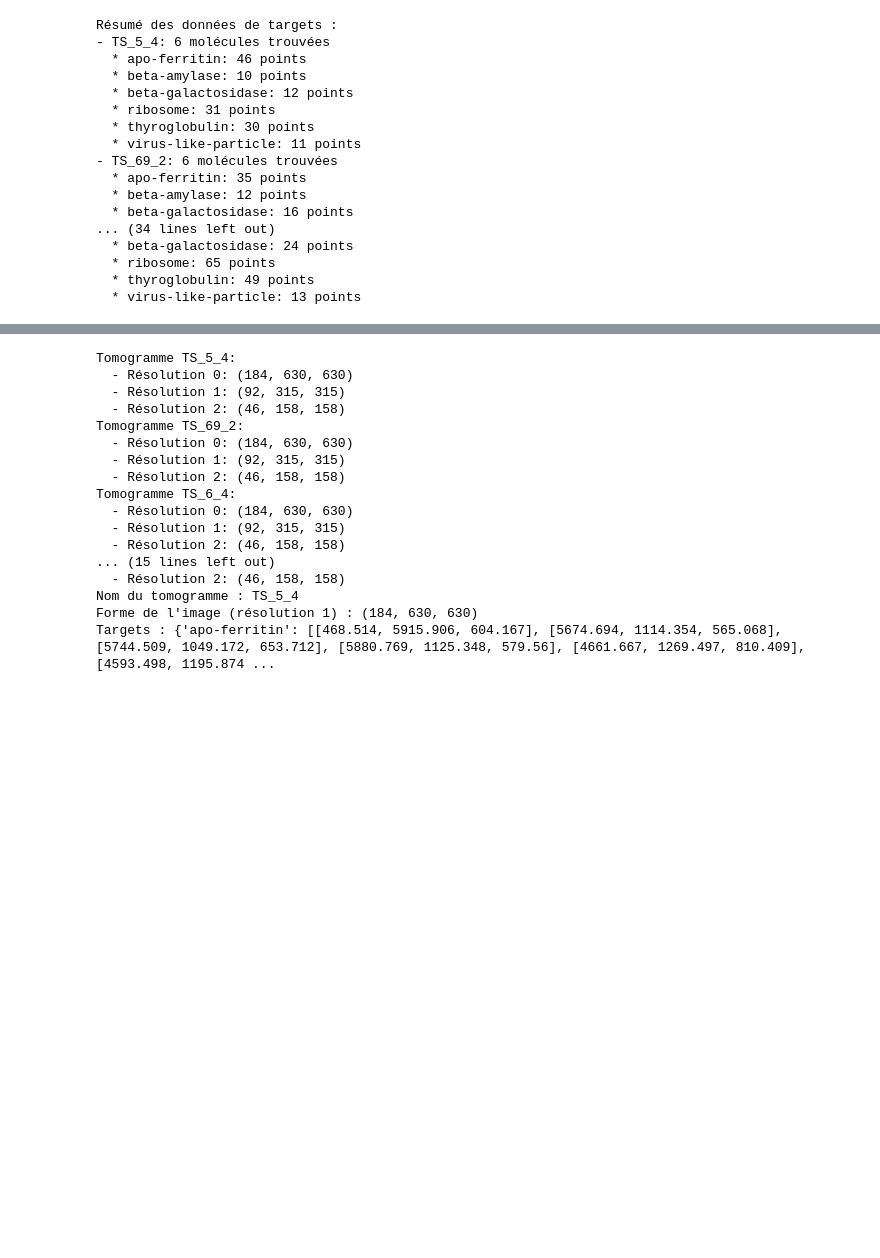
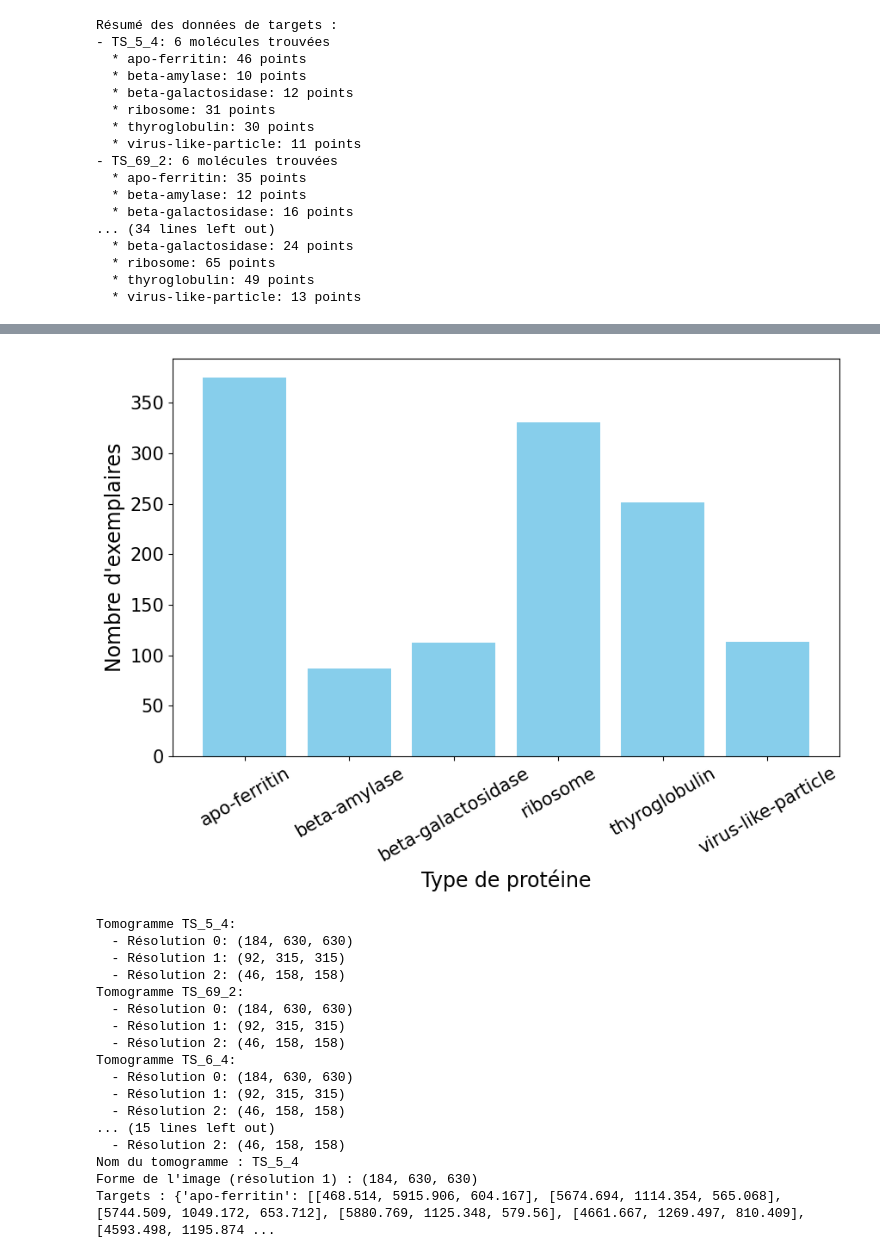
Before and after one commit to noemiegs/Deep-Learning-Project-CS, a Jupyter notebook: test_Unet3D_good.ipynb, the cells around one changed output, grey strips where cells are left out. Saved outputs shown, nothing was run; the diff lists cells and outputs as text; code cells hidden in the pictures; blank space fills up the shorter version.

```diff
--- a/test_Unet3D_good.ipynb
+++ b/test_Unet3D_good.ipynb
@@ -239,3 +258,23 @@ plt.show()
+# %%
+import matplotlib.pyplot as plt
+import math
+
+# --- Histogramme global ---
+global_counts = {}
+for tomogram, molecules in all_targets.items():
+    for molecule, points in molecules.items():
+        global_counts[molecule] = global_counts.get(molecule, 0) + len(points)
+
+plt.figure(figsize=(10, 6))
+plt.bar(global_counts.keys(), global_counts.values(), color='skyblue')
+plt.xlabel("Type de protéine", fontsize=17)  # Taille augmentée
+plt.ylabel("Nombre d'exemplaires", fontsize=17)  # Taille augmentée
+# plt.title("Histogramme global du nombre d'exemplaires de protéines", fontsize=22)  # Taille augmentée
+plt.xticks(rotation=30, fontsize=15)  # Rotation pour meilleure lisibilité
+plt.yticks(fontsize=15)
+plt.show()
+# %% [output]
+[figure, added]
 # %%
 import os
 import zarr
```
Also changed, not shown: parts of 13 cells of this notebook.
